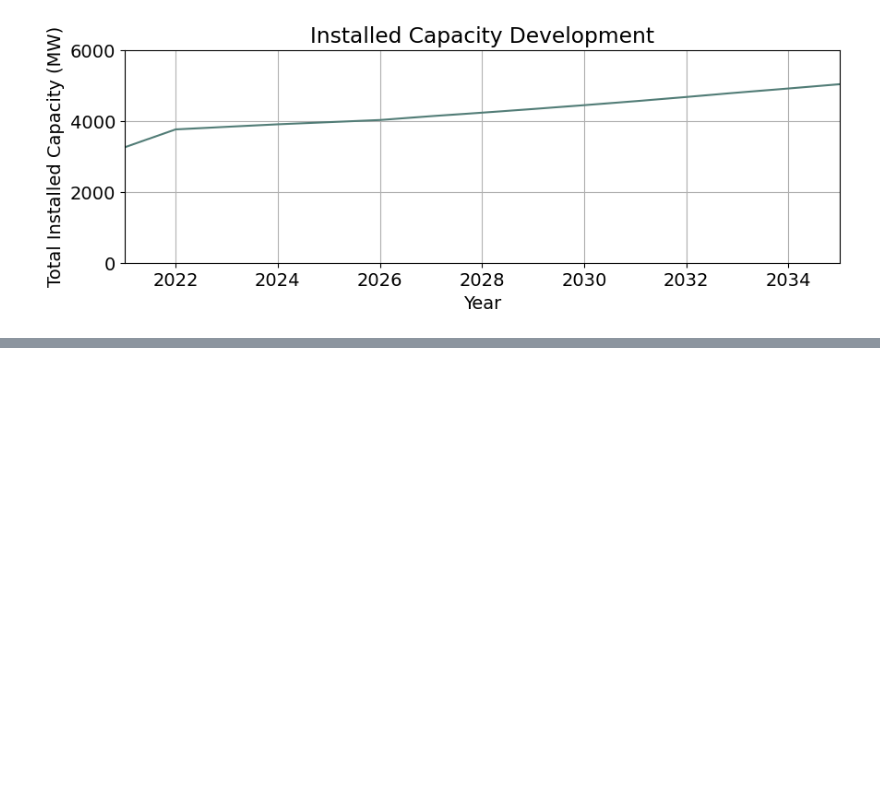
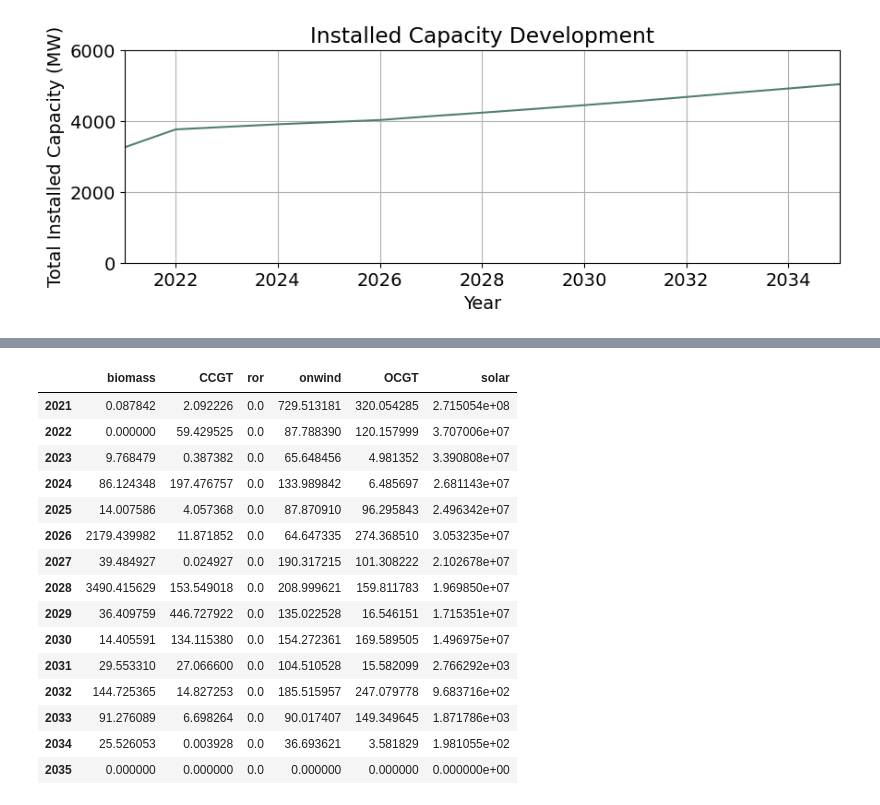
Before and after one commit to norakytee/pypsa-earth-bo, a Jupyter notebook: new_graphs.ipynb, the cells around one changed output, grey strips where cells are left out. Cells and saved outputs as stored; diff of their text form; code cells hidden in the pictures; blank space fills up the shorter version.

```diff
--- a/new_graphs.ipynb
+++ b/new_graphs.ipynb
@@ -411,0 +427,65 @@ Biomass:  9252.772167306477
+# %%
+carrier_list_stat = ['Biomass', 'Combined-Cycle Gas', 'Oil', 'Onshore Wind', 'Open-Cycle Gas', 'Solar']
+carrier_list = ['biomass', 'CCGT', 'ror', 'onwind', 'OCGT', 'solar']
+path = 'C:/Users/noraky/Documents/Test_4/pypsa-earth/results_RC_10/'
+n = pypsa.Network(path + "RC_10_2035.nc")
+capital_cost = n.generators.groupby('carrier').capital_cost.mean().drop('load')
+
+data_agg=pd.DataFrame({})
+for y in range(2021,2036):
+    net=pypsa.Network(path + f"RC_10_{y}.nc")
+
+    capacity=pd.DataFrame(net.generators.head(19))
+    hydro=pd.DataFrame(net.storage_units)[["p_nom_opt","carrier","p_nom"]]
+    caps=pd.concat([capacity[["p_nom_opt","carrier","p_nom"]],hydro],ignore_index=True)
+    caps["zubau"]=caps["p_nom_opt"]-caps["p_nom"]
+    caps["year"]=np.ones(len(caps["p_nom_opt"]),dtype=int)*y
+
+    data_agg=pd.concat([data_agg,caps[["year","carrier","zubau"]]])
+
+grouped_cap_change_B = data_agg.groupby(['year', 'carrier']).sum().unstack()
+
+grouped_cap_change_B.columns = grouped_cap_change_B.columns.droplevel(0)
+grouped_cap_change_B = grouped_cap_change_B.clip(lower=0)
+grouped_cap_change_B
+
+
+i =0.04
+data_add_cost = {}
+
+# Iterate over the carriers
+for carrier in carrier_list:
+    # Create a list to store the values for the current carrier
+    carrier_values = []
+    # Iterate over the years
+    for y in np.arange(2021, 2036):
+        # Calculate the value and append it to the carrier_values list
+        value = 0
+        for rest in np.arange(2036-y):
+            if rest > 0:
+                value += (grouped_cap_change_B[carrier].loc[y] * capital_cost[carrier])/((1+i)**rest)
+
+        carrier_values.append(value)
+    # Add the carrier_values list to the data dictionary with the carrier as the key
+    data_add_cost[carrier] = carrier_values
+
+# Create the DataFrame from the data dictionary
+add_cost_B = pd.DataFrame(data_add_cost, index=np.arange(2021, 2036))
+add_cost_B
+# %% [output]
+|  | biomass | CCGT | ror | onwind | OCGT | solar |
+| 2021 | 0.087842 | 2.092226 | 0.0 | 729.513181 | 320.054285 | 2.715054e+08 |
+| 2022 | 0.000000 | 59.429525 | 0.0 | 87.788390 | 120.157999 | 3.707006e+07 |
+| 2023 | 9.768479 | 0.387382 | 0.0 | 65.648456 | 4.981352 | 3.390808e+07 |
+| 2024 | 86.124348 | 197.476757 | 0.0 | 133.989842 | 6.485697 | 2.681143e+07 |
+| 2025 | 14.007586 | 4.057368 | 0.0 | 87.870910 | 96.295843 | 2.496342e+07 |
+| 2026 | 2179.439982 | 11.871852 | 0.0 | 64.647335 | 274.368510 | 3.053235e+07 |
+| 2027 | 39.484927 | 0.024927 | 0.0 | 190.317215 | 101.308222 | 2.102678e+07 |
+| 2028 | 3490.415629 | 153.549018 | 0.0 | 208.999621 | 159.811783 | 1.969850e+07 |
+| 2029 | 36.409759 | 446.727922 | 0.0 | 135.022528 | 16.546151 | 1.715351e+07 |
+| 2030 | 14.405591 | 134.115380 | 0.0 | 154.272361 | 169.589505 | 1.496975e+07 |
+| 2031 | 29.553310 | 27.066600 | 0.0 | 104.510528 | 15.582099 | 2.766292e+03 |
+| 2032 | 144.725365 | 14.827253 | 0.0 | 185.515957 | 247.079778 | 9.683716e+02 |
+| 2033 | 91.276089 | 6.698264 | 0.0 | 90.017407 | 149.349645 | 1.871786e+03 |
+| 2034 | 25.526053 | 0.003928 | 0.0 | 36.693621 | 3.581829 | 1.981055e+02 |
+| 2035 | 0.000000 | 0.000000 | 0.0 | 0.000000 | 0.000000 | 0.000000e+00 |
```
Also changed, not shown: parts of 8 cells of this notebook.
